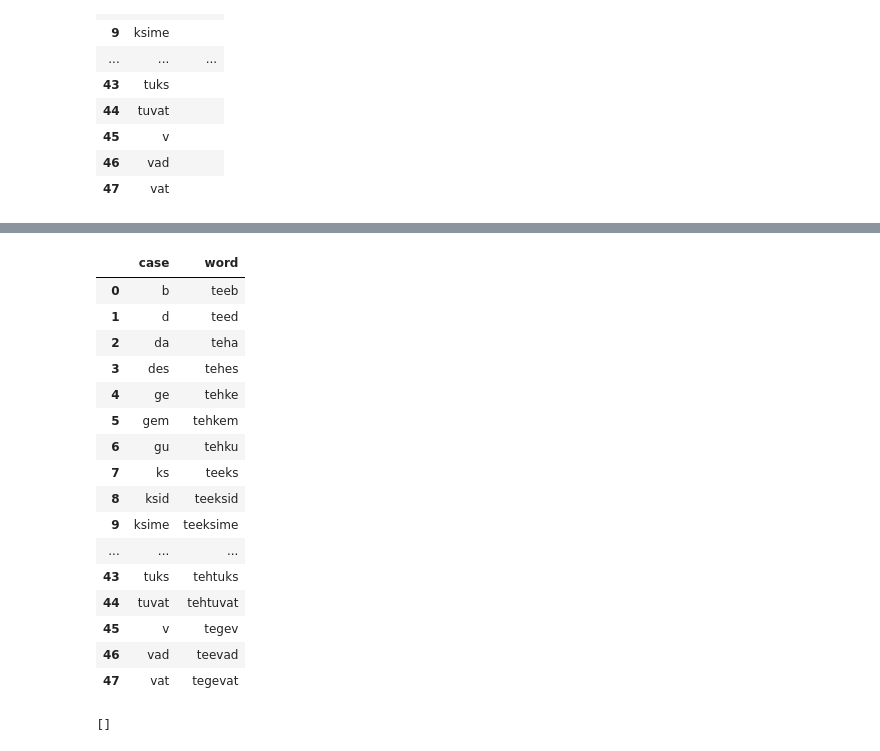
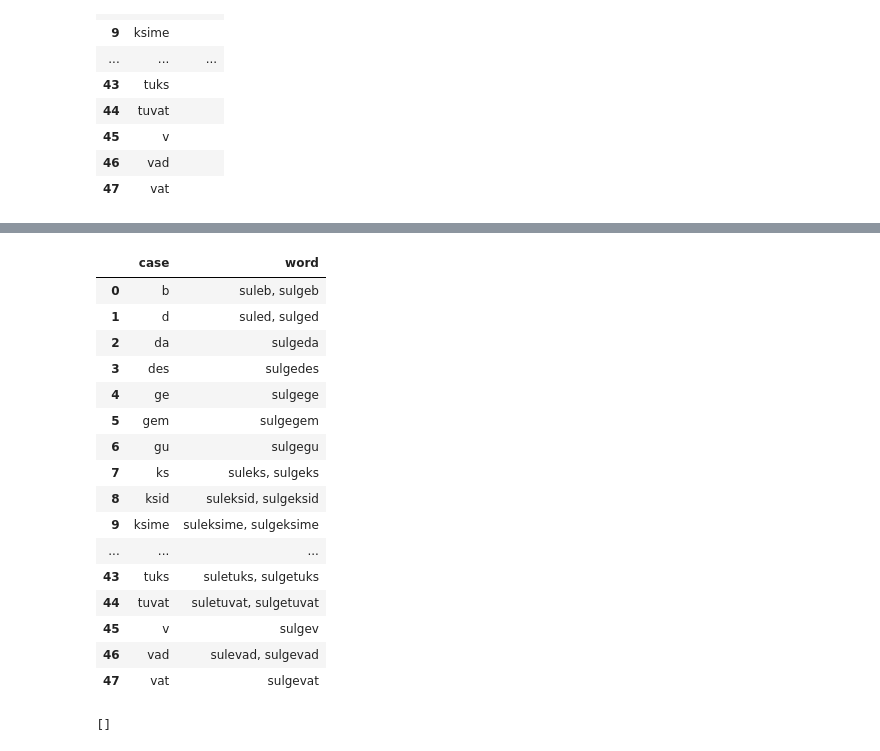
Before and after one commit to SanderSaska/MorfoloogiliseMuuttyybiAutomaatneTuvastaja, a Jupyter notebook: Morfoloogilise_muuttüübi_automaatne_tuvastamine_II_osa.ipynb, the cells around one changed output, grey strips where cells are left out. Drawn from its saved outputs; the diff is of its cells as text; code cells hidden in the pictures.

```diff
--- a/Morfoloogilise_muuttüübi_automaatne_tuvastamine_II_osa.ipynb
+++ b/Morfoloogilise_muuttüübi_automaatne_tuvastamine_II_osa.ipynb
@@ -527,23 +546,23 @@ synthesize_all_visualize("kiiremaks minema", "V")
 # %%
-synthesize_all_visualize("tegema", 'V')
+synthesize_all_visualize("sulgema", 'V')
 # %% [output]
 |  | case | word |
-| 0 | b | teeb |
-| 1 | d | teed |
-| 2 | da | teha |
-| 3 | des | tehes |
-| 4 | ge | tehke |
-| 5 | gem | tehkem |
-| 6 | gu | tehku |
-| 7 | ks | teeks |
-| 8 | ksid | teeksid |
-| 9 | ksime | teeksime |
+| 0 | b | suleb, sulgeb |
+| 1 | d | suled, sulged |
+| 2 | da | sulgeda |
+| 3 | des | sulgedes |
+| 4 | ge | sulgege |
+| 5 | gem | sulgegem |
+| 6 | gu | sulgegu |
+| 7 | ks | suleks, sulgeks |
+| 8 | ksid | suleksid, sulgeksid |
+| 9 | ksime | suleksime, sulgeksime |
 | ... | ... | ... |
-| 43 | tuks | tehtuks |
-| 44 | tuvat | tehtuvat |
-| 45 | v | tegev |
-| 46 | vad | teevad |
-| 47 | vat | tegevat |
+| 43 | tuks | suletuks, sulgetuks |
+| 44 | tuvat | suletuvat, sulgetuvat |
+| 45 | v | sulgev |
+| 46 | vad | sulevad, sulgevad |
+| 47 | vat | sulgevat |
 # %%
 estnltk.vabamorf.morf.synthesize("k-s", 'sg n', partofspeech='Sm')
 # %% [output]
```
Also changed, not shown: parts of 1 cell of this notebook.
